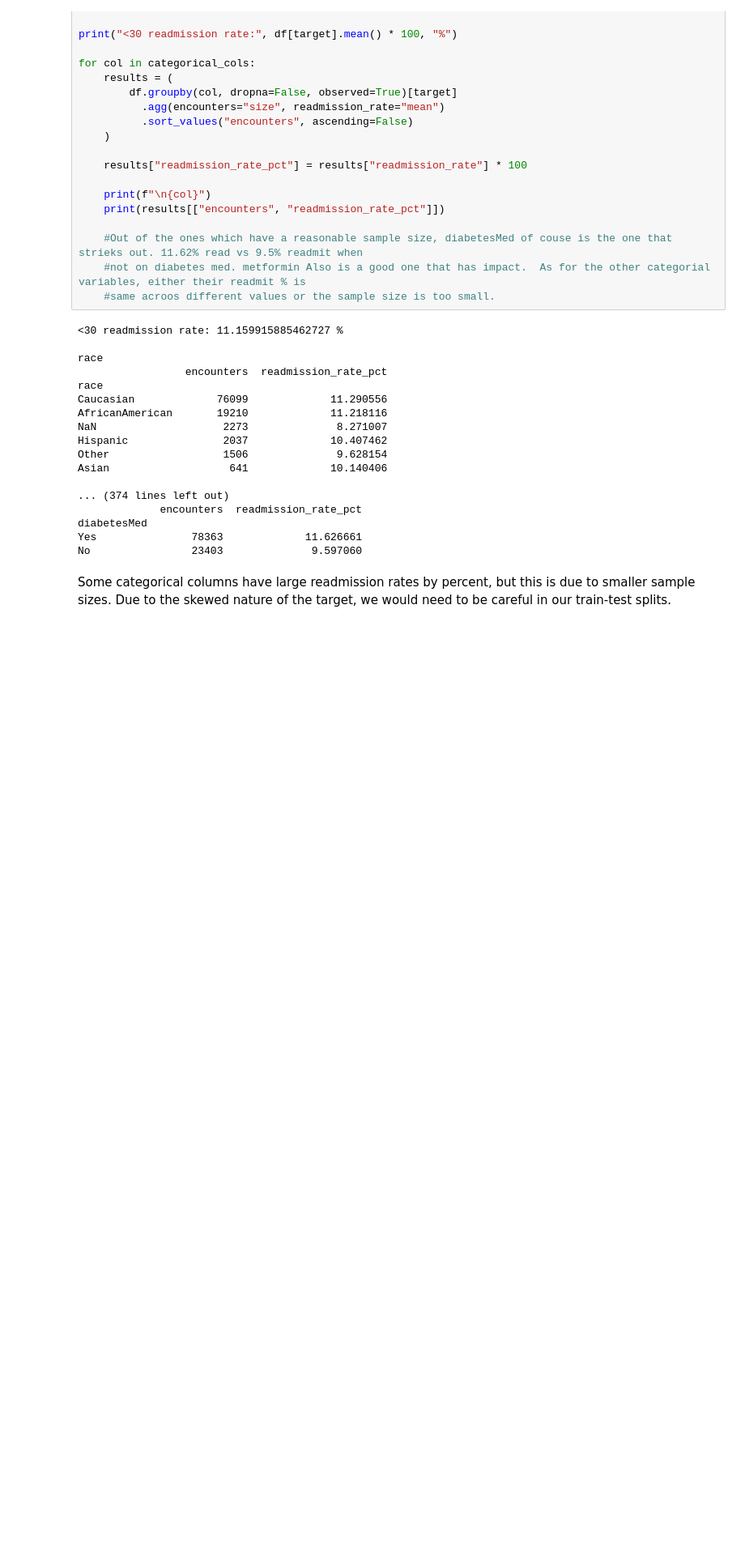
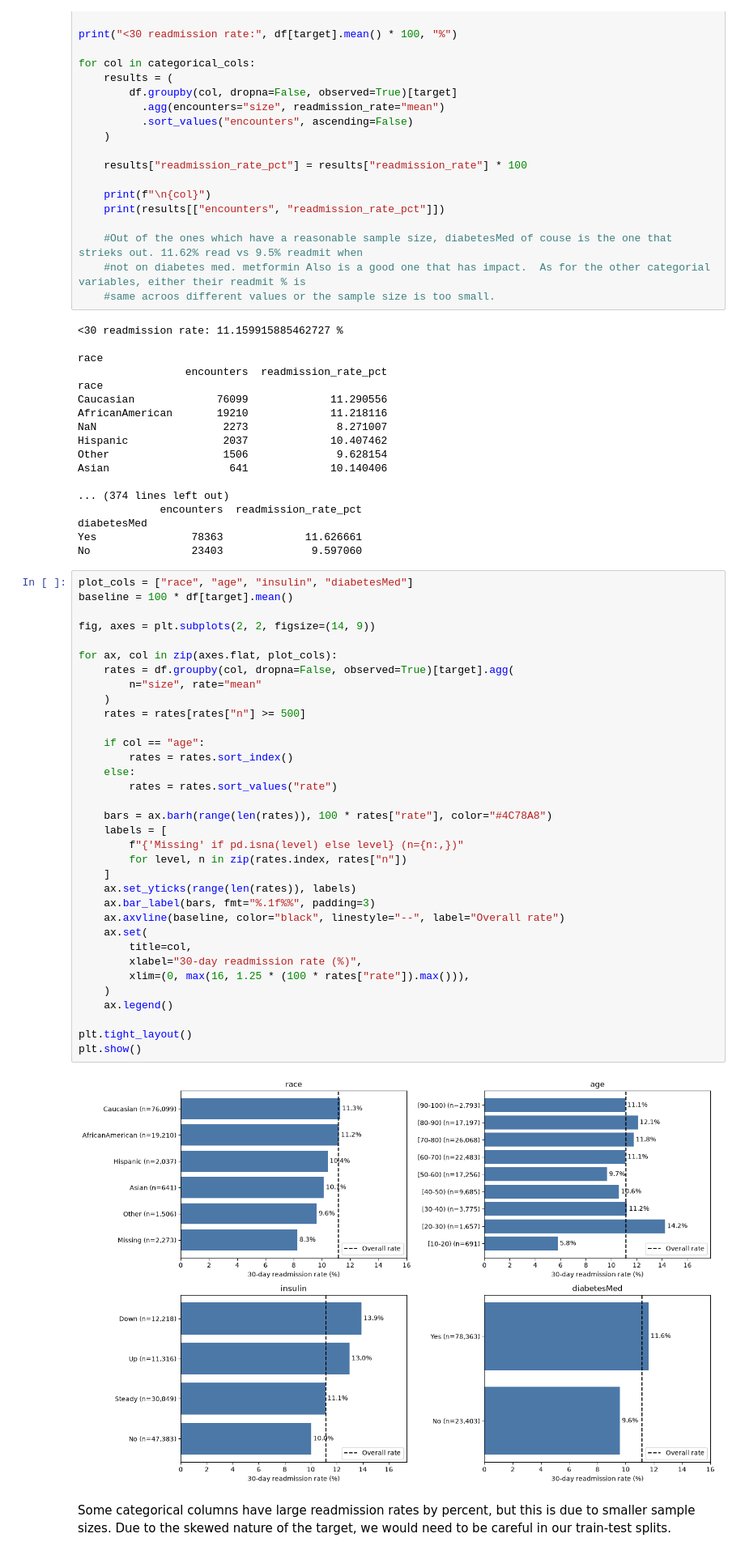
Before and after one commit to Erdos-Projects/fall-2026-hospital-readmission-for-diabetes, a Jupyter notebook: notebooks/eda.ipynb, the cells around one changed output. Shown at 81% size. Drawn from its saved outputs; the diff is of its cells as text; blank space fills up the shorter version.

```diff
--- a/notebooks/eda.ipynb
+++ b/notebooks/eda.ipynb
@@ -360,6 +391,42 @@ Asian                   641             10.140406
 diabetesMed
 Yes               78363             11.626661
 No                23403              9.597060
+# %%
+plot_cols = ["race", "age", "insulin", "diabetesMed"]
+baseline = 100 * df[target].mean()
+
+fig, axes = plt.subplots(2, 2, figsize=(14, 9))
+
+for ax, col in zip(axes.flat, plot_cols):
+    rates = df.groupby(col, dropna=False, observed=True)[target].agg(
+        n="size", rate="mean"
+    )
+    rates = rates[rates["n"] >= 500]
+
+    if col == "age":
+        rates = rates.sort_index()
+    else:
+        rates = rates.sort_values("rate")
+
+    bars = ax.barh(range(len(rates)), 100 * rates["rate"], color="#4C78A8")
+    labels = [
+        f"{'Missing' if pd.isna(level) else level} (n={n:,})"
+        for level, n in zip(rates.index, rates["n"])
+    ]
+    ax.set_yticks(range(len(rates)), labels)
+    ax.bar_label(bars, fmt="%.1f%%", padding=3)
+    ax.axvline(baseline, color="black", linestyle="--", label="Overall rate")
+    ax.set(
+        title=col,
+        xlabel="30-day readmission rate (%)",
+        xlim=(0, max(16, 1.25 * (100 * rates["rate"]).max())),
+    )
+    ax.legend()
+
+plt.tight_layout()
+plt.show()
+# %% [output]
+[figure, added]
 # %% [markdown]
 Some categorical columns have large readmission rates by percent, but this is due to smaller sample sizes. Due to the skewed nature of the target, we would need to be careful in our train-test splits.
 # %% [markdown]
```
Also changed, not shown: parts of 12 cells of this notebook, 26 other files.
